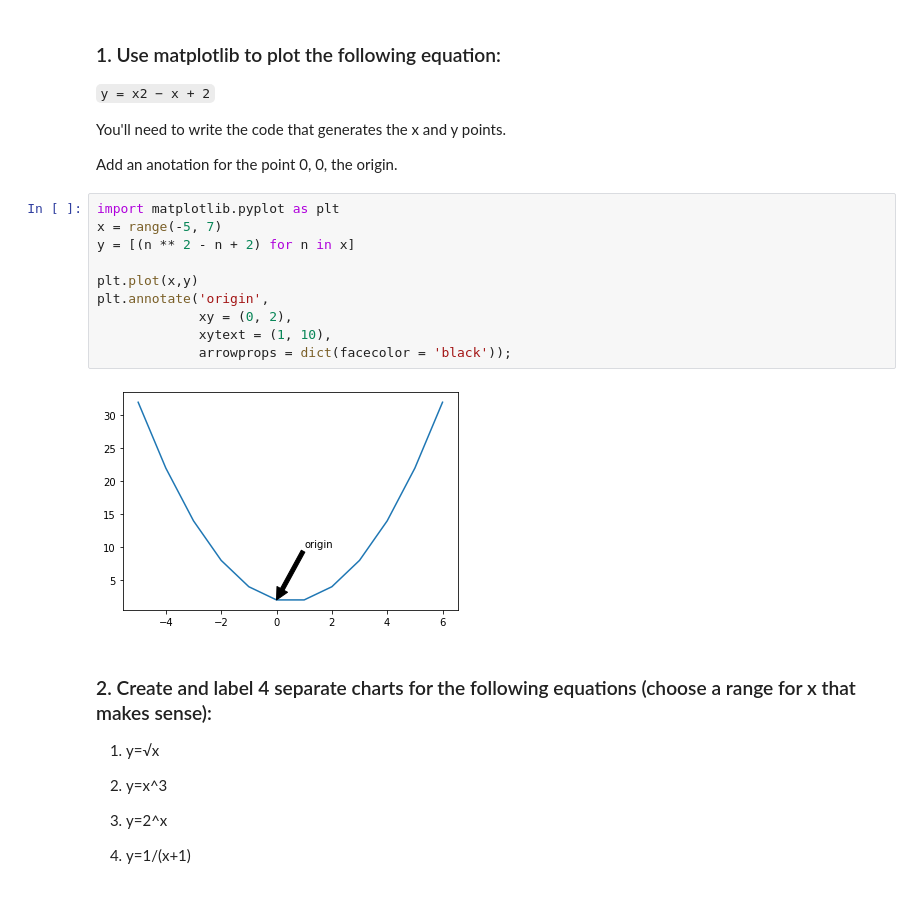
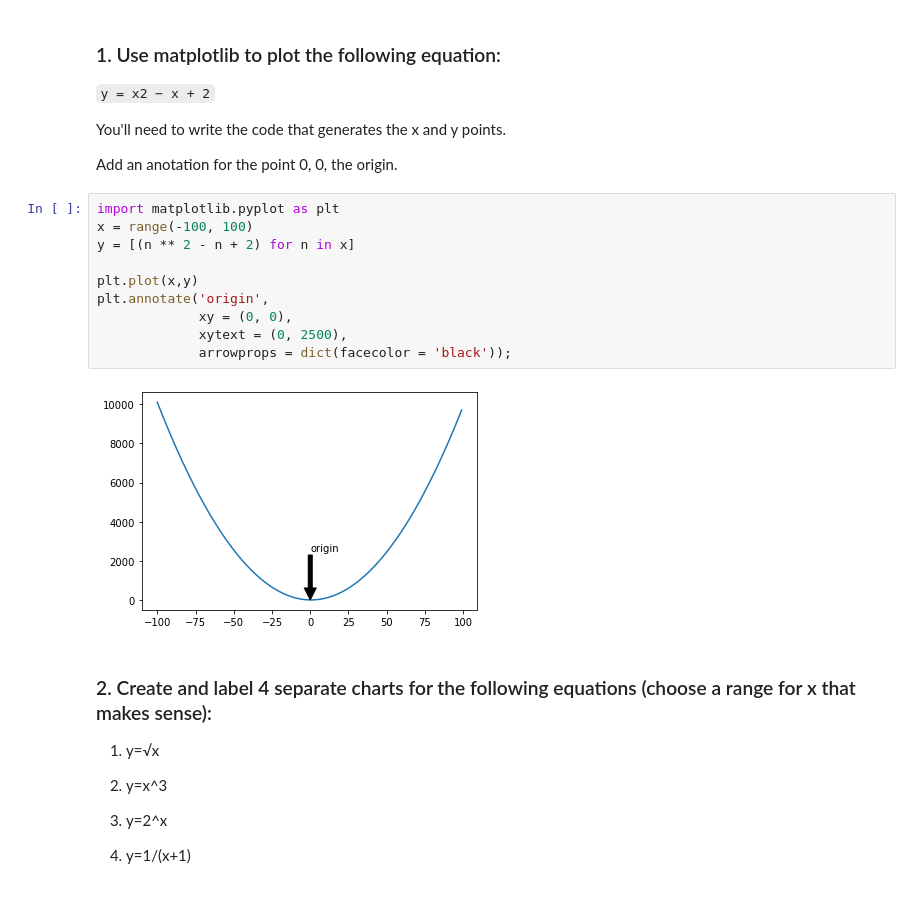
Before and after one commit to joann-balraj/numpy-pandas-visualization-exercises, a Jupyter notebook: matplotlib_exercises.ipynb, the cells around one changed output. Drawn from its saved outputs; the diff is of its cells as text.

```diff
--- a/matplotlib_exercises.ipynb
+++ b/matplotlib_exercises.ipynb
@@ -8,16 +8,16 @@ You'll need to write the code that generates the x and y points.
 Add an anotation for the point 0, 0, the origin.
 # %%
 import matplotlib.pyplot as plt
-x = range(-5, 7)
+x = range(-100, 100)
 y = [(n ** 2 - n + 2) for n in x]
 
 plt.plot(x,y)
 plt.annotate('origin',
-             xy = (0, 2),
-             xytext = (1, 10),
+             xy = (0, 0),
+             xytext = (0, 2500),
              arrowprops = dict(facecolor = 'black'));
 # %% [output]
-[figure, old version]
+[figure, new version]
 # %% [markdown]
 ### 2. Create and label 4 separate charts for the following equations (choose a range for x that makes sense):
 
```
Also changed, not shown: parts of 1 cell of this notebook, 2 other files.
